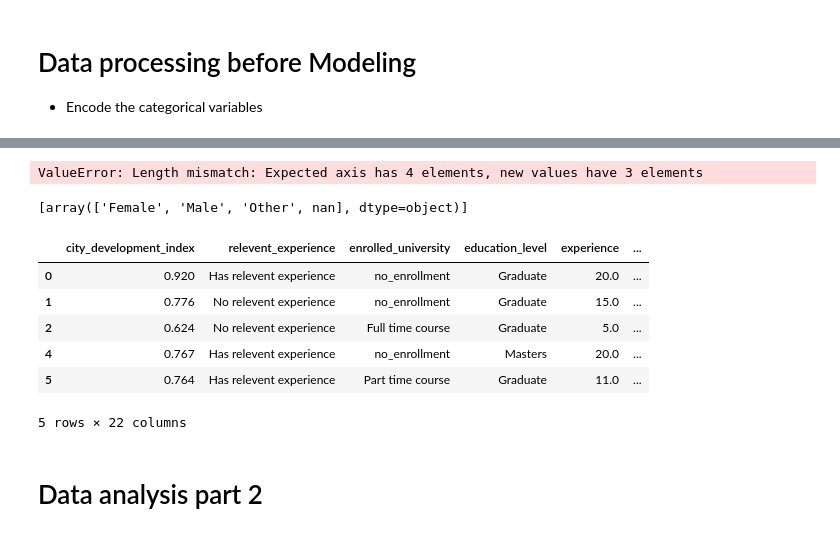
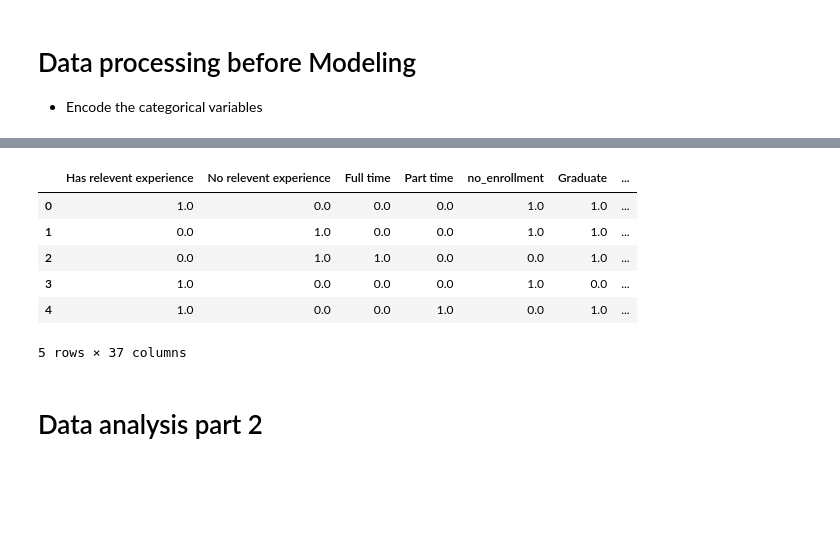
Before and after one commit to yuvraaj2002/Old_projects, a Jupyter notebook: DS job and salary prediction/DS_job_prediction.ipynb, the cells around one changed output, grey strips where cells are left out. Saved outputs shown, nothing was run; the diff lists cells and outputs as text; code cells hidden in the pictures; blank space fills up the shorter version.

Commit message:
Completed data prerpocessing

```diff
--- a/DS job and salary prediction/DS_job_prediction.ipynb
+++ b/DS job and salary prediction/DS_job_prediction.ipynb
@@ -428,9 +483,10 @@ categorical_cols.head(5)
 temp_relev_exp = np.array(categorical_cols['relevent_experience']).reshape(-1, 1)
 temp_enrolled_uni = np.array(categorical_cols['enrolled_university']).reshape(-1, 1)
 temp_edu_level = np.array(categorical_cols['education_level']).reshape(-1, 1)
-temp_Gender = np.array(categorical_cols['Gender']).reshape(-1, 1)
-temp_Major_disciline = np.array(categorical_cols['Major_disciline']).reshape(-1, 1)
-temp_Company_Type = np.array(categorical_cols['Company_Type']).reshape(-1, 1)
+temp_Gender = np.array(categorical_cols['gender']).reshape(-1, 1)
+temp_Major_disciline = np.array(categorical_cols['major_discipline']).reshape(-1, 1)
+temp_company_size = np.array(categorical_cols['company_size']).reshape(-1, 1)
+temp_Company_Type = np.array(categorical_cols['company_type']).reshape(-1, 1)
 
 
 # Creating objects of OneHotEncoder class
@@ -440,6 +496,7 @@ encoder3 = OneHotEncoder(sparse=False)
 encoder4 = OneHotEncoder(sparse=False)
 encoder5 = OneHotEncoder(sparse=False)
 encoder6 = OneHotEncoder(sparse=False)
+encoder7 = OneHotEncoder(sparse=False)
 
 # Lets encode the values
 encoded_relv_evp = encoder1.fit_transform(temp_relev_exp)
@@ -447,4 +504,5 @@ encoded_enrolled_uni = encoder2.fit_transform(temp_enrolled_uni)
 encoded_edu_level = encoder3.fit_transform(temp_edu_level)
 encoded_gender = encoder4.fit_transform(temp_Gender)
 encoded_Major_disciline = encoder5.fit_transform(temp_Major_disciline)
-encoded_Company_Type = encoder6.fit_transform(temp_Company_Type)
+encoded_company_size = encoder6.fit_transform(temp_company_size)
+encoded_Company_Type = encoder7.fit_transform(temp_Company_Type)
@@ -481,31 +523,31 @@ encoded_gender.columns = ['Female', 'Male', 'Other']
 encoded_Major_disciline = pd.DataFrame(encoded_Major_disciline)
 encoded_Major_disciline.columns = ['Arts', 'Business Degree', 'Humanities', 'No Major', 'Other','STEM']
 
+encoded_company_size = pd.DataFrame(encoded_company_size)
+encoded_company_size.columns = ['10/49', '100-500', '1000-4999', '10000+', '50-99','500-999','5000-9999','<10']
+
 encoded_Company_Type = pd.DataFrame(encoded_Company_Type)
 encoded_Company_Type.columns = ['Early Stage Startup', 'Funded Startup', 'NGO', 'Other','Public Sector', 'Pvt Ltd']
 
 # Concatinating all the dataframes
-encoded_df = pd.concat([encoded_relv_evp, encoded_enrolled_uni, encoded_edu_level, encoded_gender,
-                        encoded_Major_disciline,encoded_Company_Type],axis=1)
+new_df = pd.concat([encoded_relv_evp, encoded_enrolled_uni, encoded_edu_level, encoded_gender,
+                        encoded_Major_disciline,encoded_company_size,encoded_Company_Type],axis=1)
-# %% [output]
-ValueError: Length mismatch: Expected axis has 4 elements, new values have 3 elements
-# %%
-encoder4.categories_
-# %% [output]
-[array(['Female', 'Male', 'Other', nan], dtype=object)]
-# %%
-# Concatinating encoded_df and df
-df = df.drop(['gender','major_discipline','company_size','company_type'],axis = 1)
-df = pd.concat([df,encoded_df],axis=1)
-df.head(5)
-# %% [output]
-|  | city_development_index | relevent_experience | enrolled_university | education_level | experience | ... |
-| 0 | 0.920 | Has relevent experience | no_enrollment | Graduate | 20.0 | ... |
-| 1 | 0.776 | No relevent experience | no_enrollment | Graduate | 15.0 | ... |
-| 2 | 0.624 | No relevent experience | Full time course | Graduate | 5.0 | ... |
-| 4 | 0.767 | Has relevent experience | no_enrollment | Masters | 20.0 | ... |
-| 5 | 0.764 | Has relevent experience | Part time course | Graduate | 11.0 | ... |
-5 rows × 22 columns
+# %%
+# let's reset the index of both the dataframes
+new_df.reset_index(drop=True, inplace=True)
+df.reset_index(drop=True, inplace=True)
+# %%
+remaining_num_cols = df.select_dtypes(include=np.float32)
+new_df = pd.concat([new_df,remaining_num_cols],axis=1)
+new_df.head(5)
+# %% [output]
+|  | Has relevent experience | No relevent experience | Full time | Part time | no_enrollment | Graduate | ... |
+| 0 | 1.0 | 0.0 | 0.0 | 0.0 | 1.0 | 1.0 | ... |
+| 1 | 0.0 | 1.0 | 0.0 | 0.0 | 1.0 | 1.0 | ... |
+| 2 | 0.0 | 1.0 | 1.0 | 0.0 | 0.0 | 1.0 | ... |
+| 3 | 1.0 | 0.0 | 0.0 | 0.0 | 1.0 | 0.0 | ... |
+| 4 | 1.0 | 0.0 | 0.0 | 1.0 | 0.0 | 1.0 | ... |
+5 rows × 37 columns
 # %% [markdown]
 # Data analysis part 2
 # %%
```
Also changed, not shown: parts of 10 cells of this notebook.
